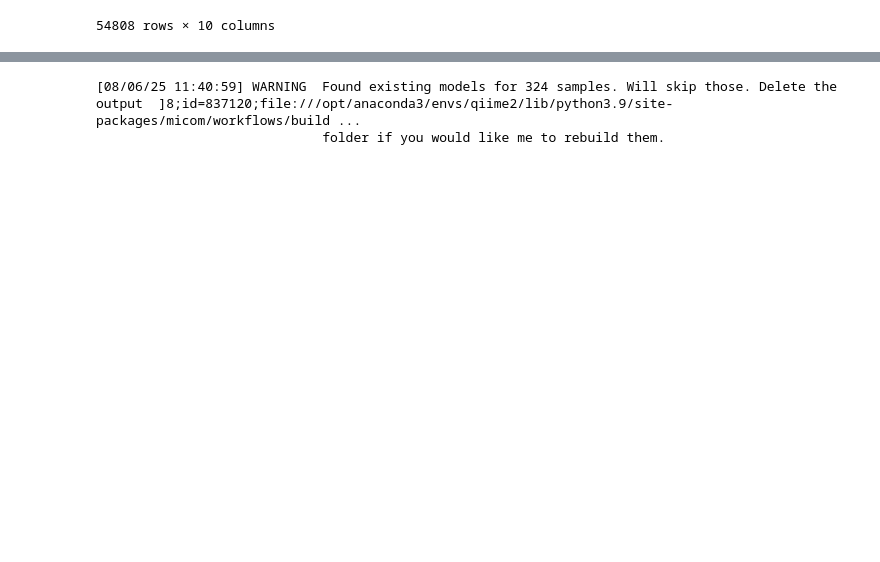
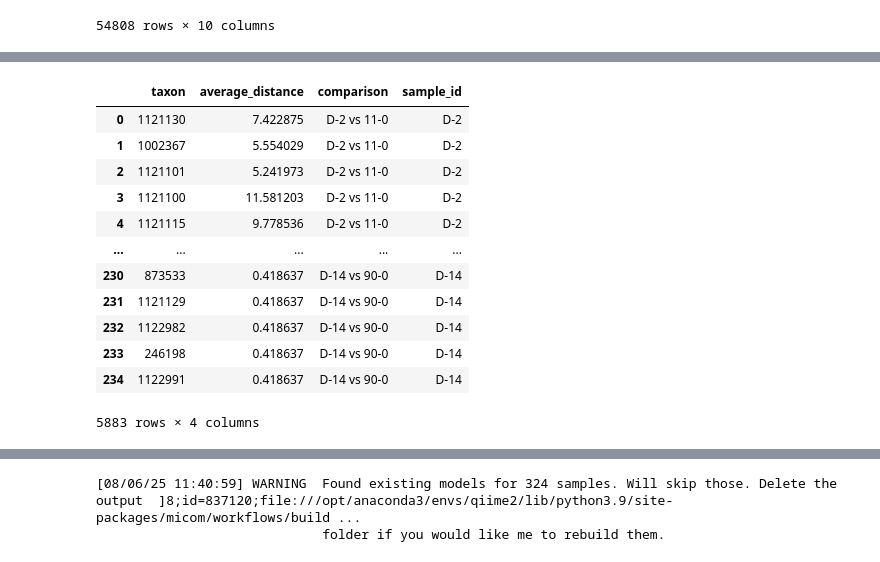
Before and after one commit to urtecholabucsd/FMT, a Jupyter notebook: goll_et.al_2020_IBS_FMT/preprocess.ipynb, the cells around one changed output, grey strips where cells are left out. Drawn from its saved outputs; the diff is of its cells as text; code cells hidden in the pictures; blank space fills up the shorter version.

Commit message:
add nearest neighbor

```diff
--- a/goll_et.al_2020_IBS_FMT/preprocess.ipynb
+++ b/goll_et.al_2020_IBS_FMT/preprocess.ipynb
@@ -86,3 +89,57 @@ interactions_res.to_csv('./models/interactions_western.csv')
 # %% [output]
 [interactive output not drawn]
 [interactive output not drawn]
+# %%
+mapping = pd.read_csv('./raw/DonorRecipientMapping.csv')
+mapping['donor'] = mapping['donor'].str.split('_').str[0]
+mapping['recipient'] = mapping['recipient'].str.split('_').str[0]
+
+growth_results = load_results('./models/res_western.zip')
+growth_rates = growth_results.growth_rates[growth_results.growth_rates['sample_id'].isin(pd.concat([mapping['donor'], mapping['recipient']]).unique())]
+
+interaction_res = pd.read_csv('./models/interactions_western.csv')
+interaction_res = interaction_res[interaction_res['sample_id'].isin(pd.concat([mapping['donor'], mapping['recipient']]).unique())]
+
+met_int_dist_btw = {}
+for row in mapping.iterrows():
+    donor = row[1]['donor']
+    recipient = row[1]['recipient']
+    donor_df = interaction_res[interaction_res['sample_id'] == donor]
+    donor_df['focal'] = donor_df['focal'].astype(str)
+    donor_df['partner'] = donor_df['partner'].astype(str)
+    recipient_df = interaction_res[interaction_res['sample_id'] == recipient]
+    recipient_df['focal'] = recipient_df['focal'].astype(str)
+    recipient_df['partner'] = recipient_df['partner'].astype(str)
+    print(donor, recipient)
+    all_taxa = pd.concat([donor_df['focal'], donor_df['partner'], recipient_df['focal'], recipient_df['partner']]).unique()
+    if not donor_df.empty and not recipient_df.empty:
+        dist_df = analysis.metabolic_interaction_distance(
+            donor_df=donor_df,
+            taxa=all_taxa,
+            recipient_df=recipient_df,
+            metabolites=None,
+            method='mahalanobis'
+        )
+        dist_df['comparison'] = f"{donor} vs {recipient}"
+        met_int_dist_btw[(donor, recipient)] = dist_df
+    else:
+        print(f"Donor {donor} or recipient {recipient} has no interaction data.")
+
+nearest_neighbors = {}
+for key, value in met_int_dist_btw.items():
+    average_distance = []
+    for row in value.iterrows():
+        nearest_N = np.sort(row[1][:-1])[:10]
+        mean_distance = np.mean(nearest_N)
+        average_distance.append(mean_distance)
+    results_df = pd.DataFrame({
+        'donor': value.index,
+        'average_distance': average_distance,
+        'comparison': key[0] + ' vs ' + key[1]
+    })
+    nearest_neighbors[key] = results_df
+nearest_neighbors_df = pd.concat(nearest_neighbors.values())
+nearest_neighbors_df.rename(columns={'donor': 'taxon'}, inplace=True)
+nearest_neighbors_df['sample_id'] = nearest_neighbors_df['comparison'].str.split(' vs ').str[0]
+nearest_neighbors_df
+# %% [output]
@@ -88,0 +163,13 @@ interactions_res.to_csv('./models/interactions_western.csv')
+|  | taxon | average_distance | comparison | sample_id |
+| 0 | 1121130 | 7.422875 | D-2 vs 11-0 | D-2 |
+| 1 | 1002367 | 5.554029 | D-2 vs 11-0 | D-2 |
+| 2 | 1121101 | 5.241973 | D-2 vs 11-0 | D-2 |
+| 3 | 1121100 | 11.581203 | D-2 vs 11-0 | D-2 |
+| 4 | 1121115 | 9.778536 | D-2 vs 11-0 | D-2 |
+| ... | ... | ... | ... | ... |
+| 230 | 873533 | 0.418637 | D-14 vs 90-0 | D-14 |
+| 231 | 1121129 | 0.418637 | D-14 vs 90-0 | D-14 |
+| 232 | 1122982 | 0.418637 | D-14 vs 90-0 | D-14 |
+| 233 | 246198 | 0.418637 | D-14 vs 90-0 | D-14 |
+| 234 | 1122991 | 0.418637 | D-14 vs 90-0 | D-14 |
+5883 rows × 4 columns
```
Also changed, not shown: parts of 3 cells of this notebook, 3 other files.
